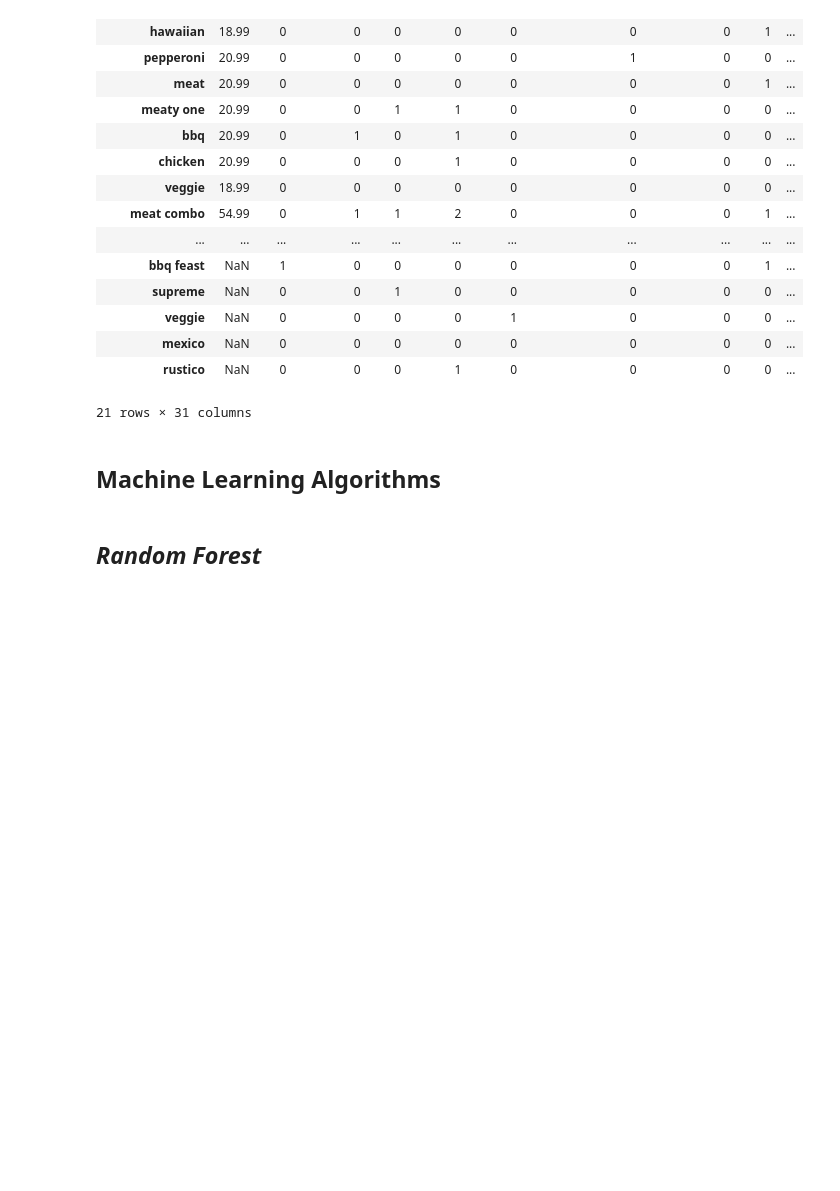
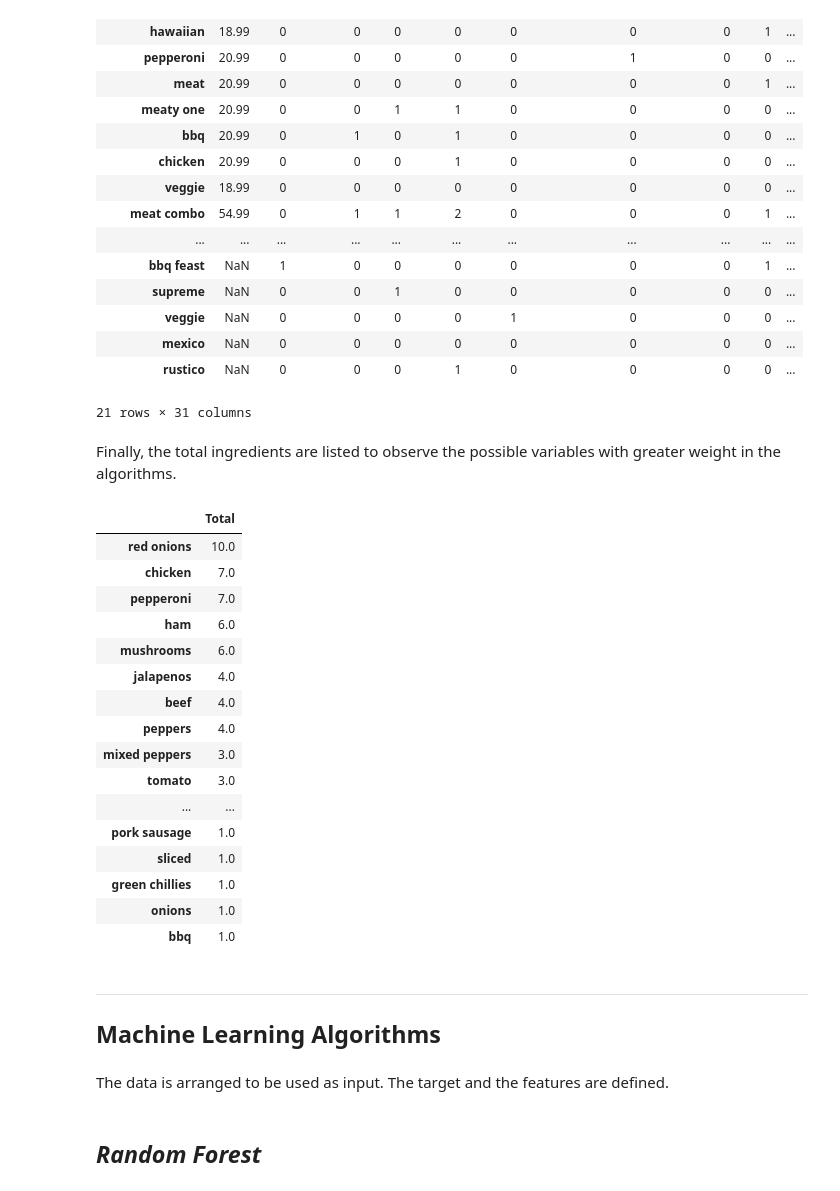
Before and after one commit to adanfaraminian/Paramo_excercises, a Jupyter notebook: Data_Science_Challenge/Data Science Challenge.ipynb, the cells around one changed output. Cells and saved outputs as stored; diff of their text form; code cells hidden in the pictures; blank space fills up the shorter version.

```diff
--- a/Data_Science_Challenge/Data Science Challenge.ipynb
+++ b/Data_Science_Challenge/Data Science Challenge.ipynb
@@ -114,6 +116,36 @@ copy
 | mexico | NaN | 0 | 0 | 0 | 0 | 0 | 0 | 0 | 0 | ... |
 | rustico | NaN | 0 | 0 | 0 | 1 | 0 | 0 | 0 | 0 | ... |
 21 rows × 31 columns
+# %% [markdown]
+Finally, the total ingredients are listed to observe the possible variables with greater weight in the algorithms.
+# %%
+dic = {}
+for i in df.columns:
+    dic[i] = df[i].sum()
+
+pd.DataFrame.from_dict(dic, orient='index', columns = ['Total']).iloc[1:].sort_values("Total", ascending=False)
+# %% [output]
+|  | Total |
+| red onions | 10.0 |
+| chicken | 7.0 |
+| pepperoni | 7.0 |
+| ham | 6.0 |
+| mushrooms | 6.0 |
+| jalapenos | 4.0 |
+| beef | 4.0 |
+| peppers | 4.0 |
+| mixed peppers | 3.0 |
+| tomato | 3.0 |
+| ... | ... |
+| pork sausage | 1.0 |
+| sliced | 1.0 |
+| green chillies | 1.0 |
+| onions | 1.0 |
+| bbq | 1.0 |
 # %% [markdown]
+---
+
 ## Machine Learning Algorithms
+# %% [markdown]
+The data is arranged to be used as input. The target and the features are defined.
 # %%
```
Also changed, not shown: parts of 20 cells of this notebook.
